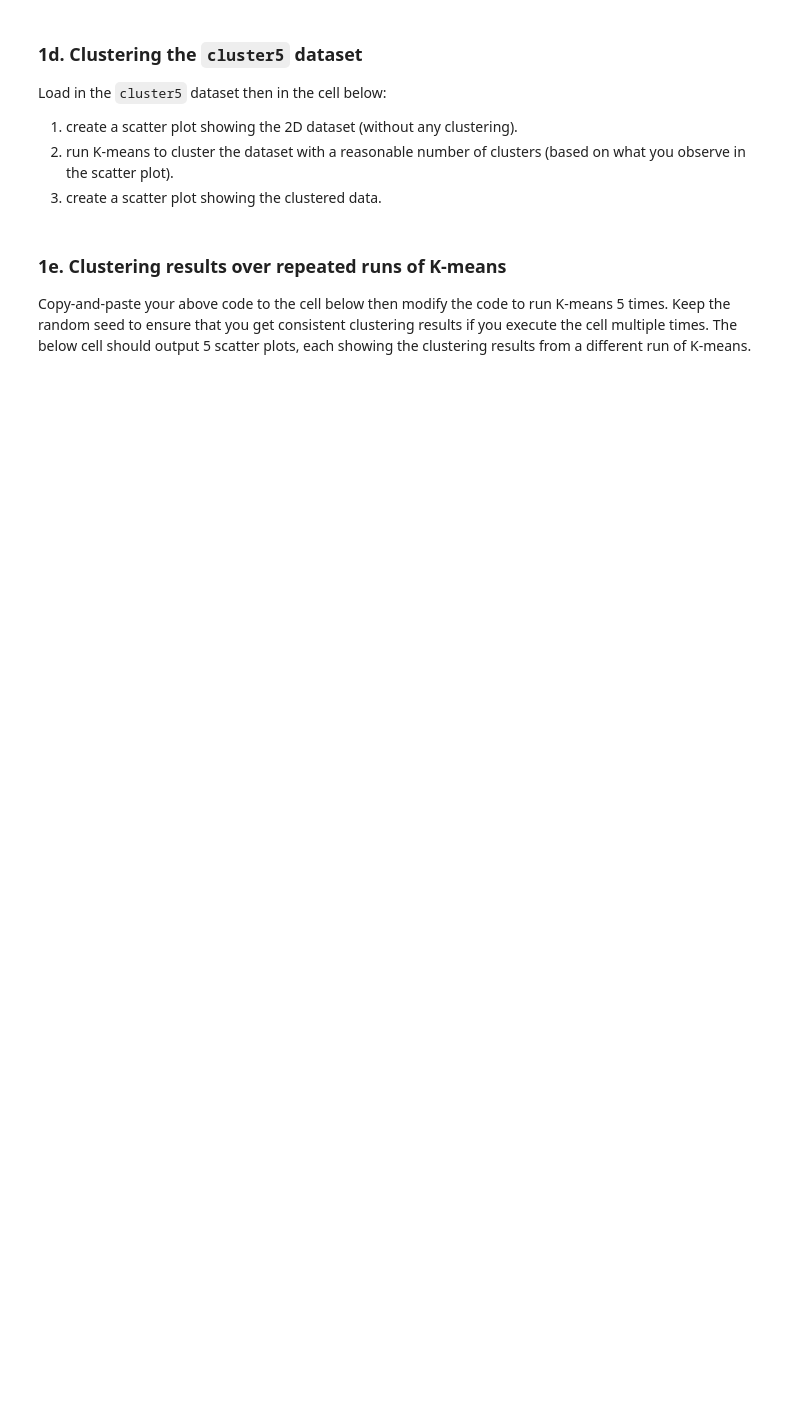
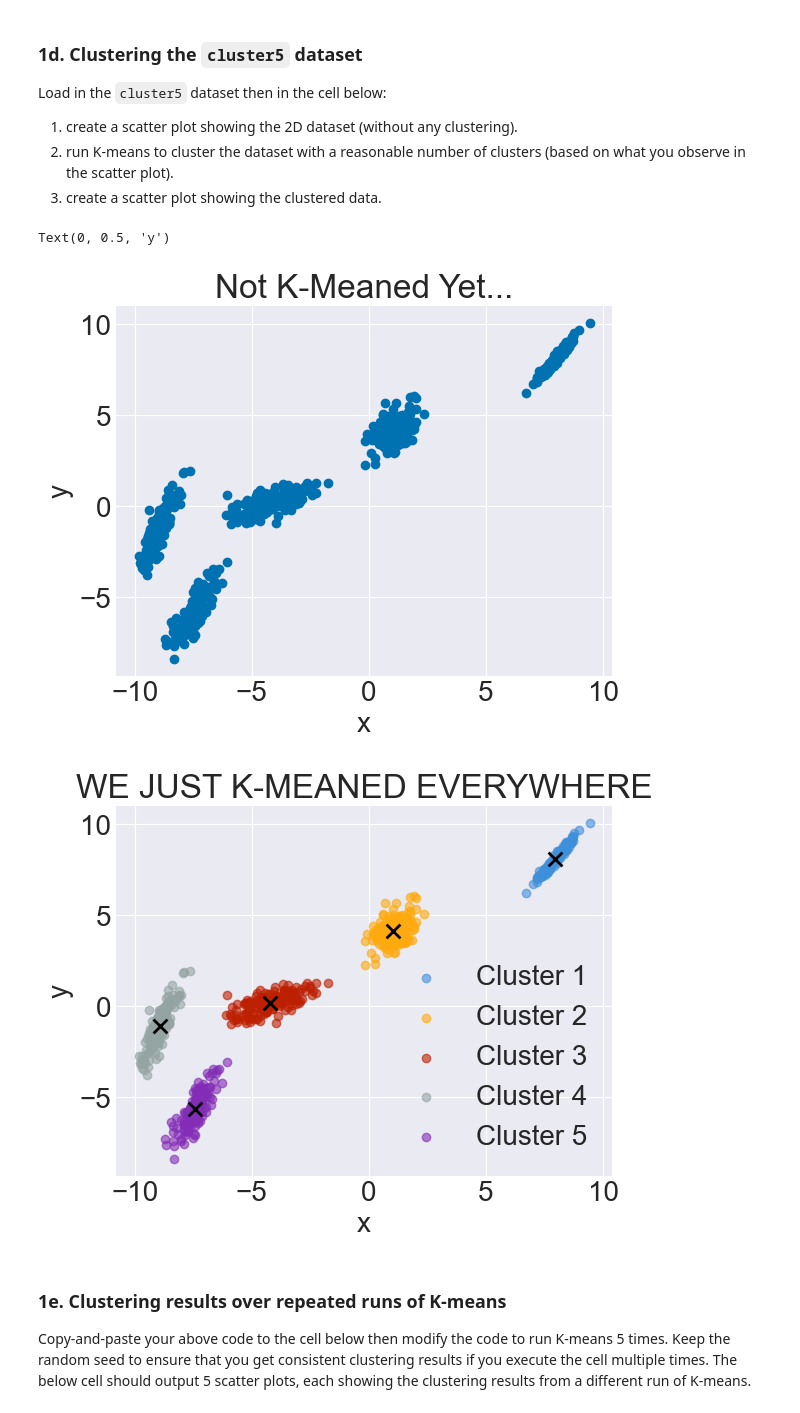
Before and after one commit to Mickey-Zhaang/ColbyCollege_CS252, a Jupyter notebook: Projct3/kmeans.ipynb, the cells around one changed output. Drawn from its saved outputs; the diff is of its cells as text; code cells hidden in the pictures; blank space fills up the shorter version.

```diff
--- a/Projct3/kmeans.ipynb
+++ b/Projct3/kmeans.ipynb
@@ -201,3 +278,23 @@ Load in the `cluster5` dataset then in the cell below:
+# %%
+# YOUR CODE HERE
+d5 = np.genfromtxt("assets/cluster5.csv", delimiter=",", skip_header=1)
+plt.figure()
+plt.scatter(d5[:, 0], d5[:, 1])
+plt.title("Not K-Meaned Yet...")
+plt.xlabel("x")
+plt.ylabel("y")
+
+cluster5 = kmeans.KMeans(d5)
+plt.figure()
+plt.title("WE JUST K-MEANED EVERYWHERE")
+cluster5.cluster(k=5)
+cluster5.plot_clusters()
+plt.xlabel("x")
+plt.ylabel("y")
+# %% [output]
+Text(0, 0.5, 'y')
+[figure, added]
+[figure, added]
 # %% [markdown]
 ### 1e. Clustering results over repeated runs of K-means
 
```
Also changed, not shown: parts of 36 cells of this notebook, 4 other files.
